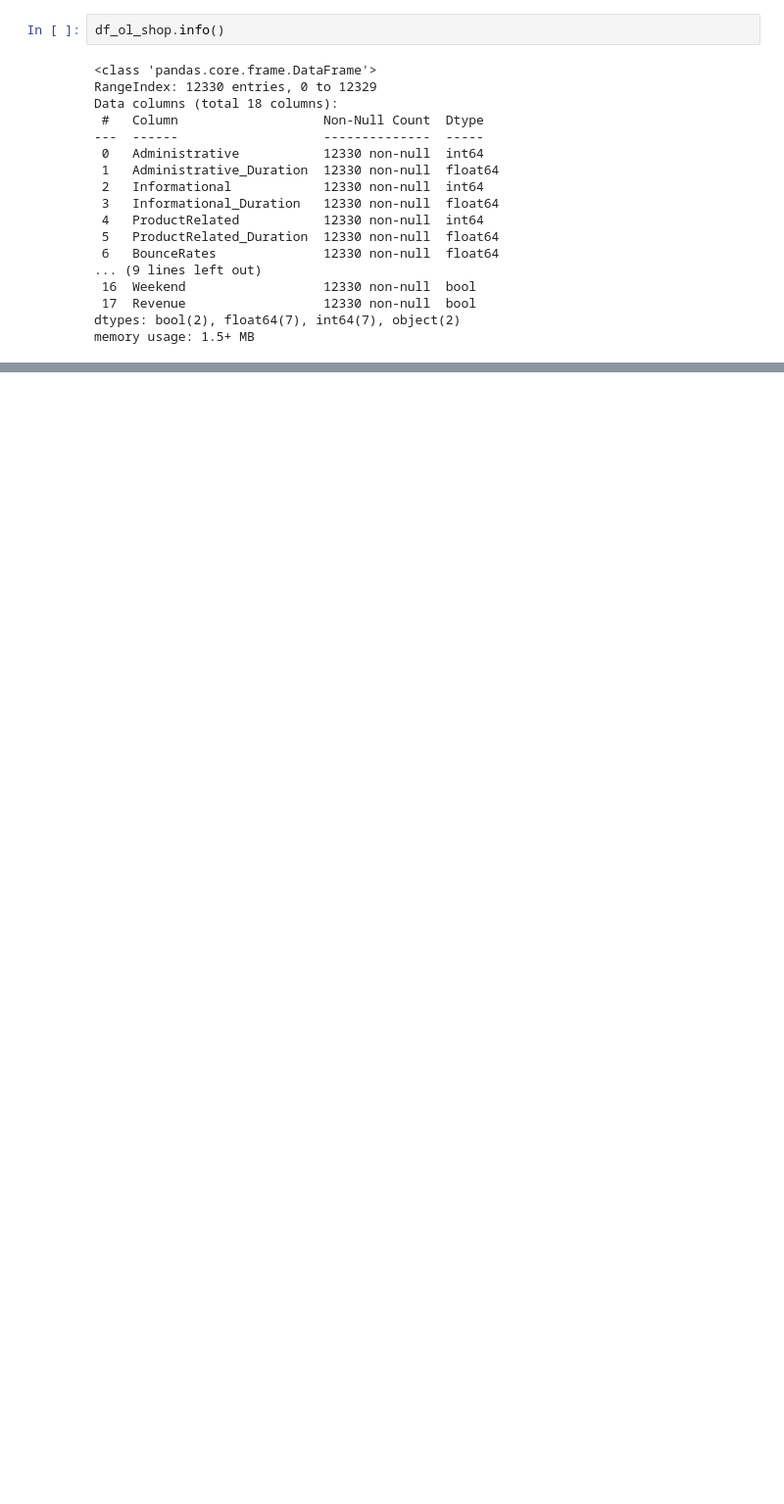
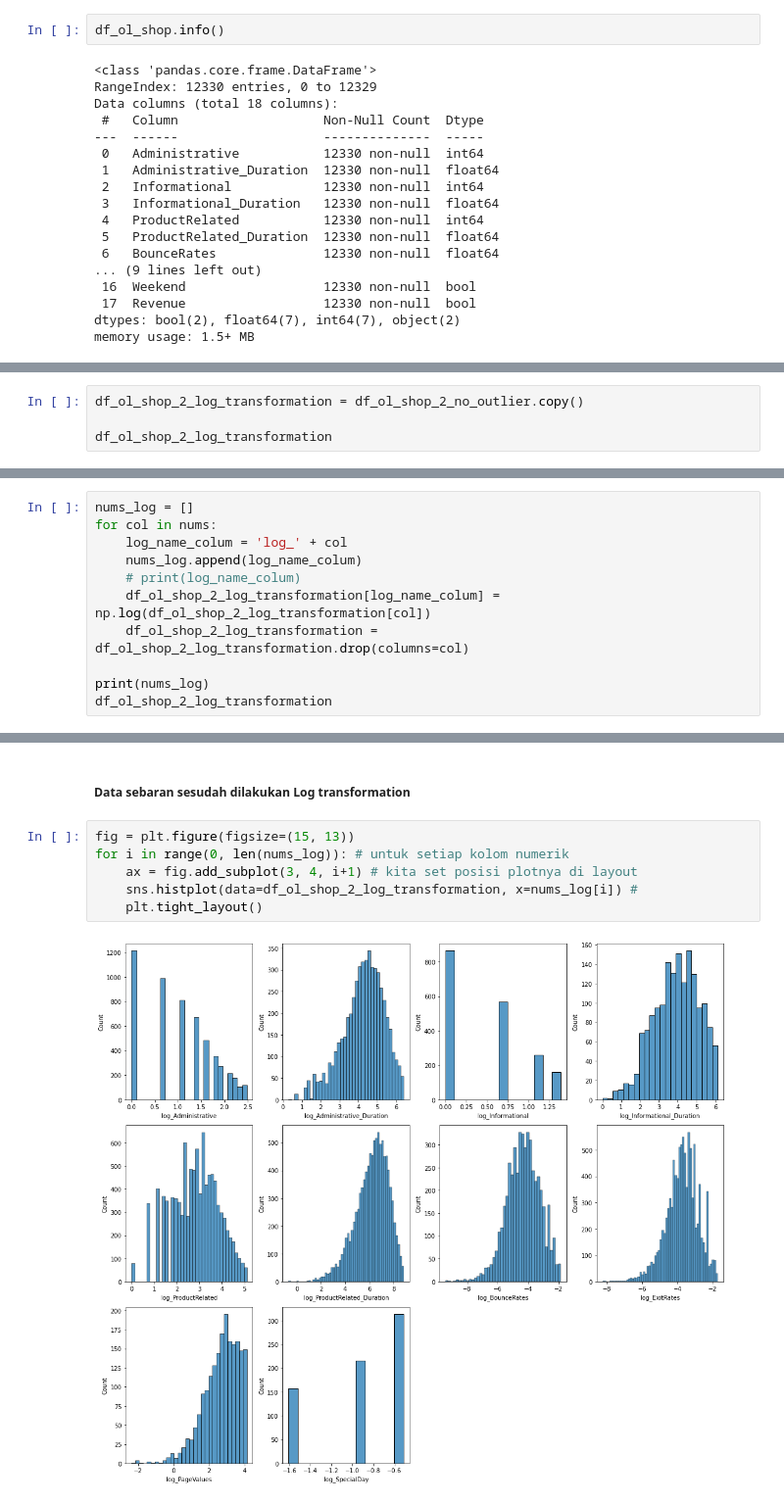
Before and after one commit to rahmars18/FinalProject, a Jupyter notebook: Pre_Processing.ipynb, the cells around one changed output, grey strips where cells are left out. Shown at 98% size. Saved outputs shown, nothing was run; the diff lists cells and outputs as text; blank space fills up the shorter version.

```diff
--- a/Pre_Processing.ipynb
+++ b/Pre_Processing.ipynb
@@ -40,0 +267,4 @@ memory usage: 1.5+ MB
+# %%
+df_ol_shop_2_log_transformation = df_ol_shop_2_no_outlier.copy()
+
+df_ol_shop_2_log_transformation
@@ -40,0 +285,11 @@ memory usage: 1.5+ MB
+# %%
+nums_log = []
+for col in nums:
+    log_name_colum = 'log_' + col
+    nums_log.append(log_name_colum)
+    # print(log_name_colum)
+    df_ol_shop_2_log_transformation[log_name_colum] = np.log(df_ol_shop_2_log_transformation[col])
+    df_ol_shop_2_log_transformation = df_ol_shop_2_log_transformation.drop(columns=col)
+
+print(nums_log)
+df_ol_shop_2_log_transformation
@@ -40,0 +311,10 @@ memory usage: 1.5+ MB
+# %% [markdown]
+##### Data sebaran sesudah dilakukan Log transformation
+# %%
+fig = plt.figure(figsize=(15, 13))
+for i in range(0, len(nums_log)): # untuk setiap kolom numerik
+    ax = fig.add_subplot(3, 4, i+1) # kita set posisi plotnya di layout
+    sns.histplot(data=df_ol_shop_2_log_transformation, x=nums_log[i]) #
+    plt.tight_layout()
+# %% [output]
+[figure, added]
```
Also changed, not shown: parts of 36 cells of this notebook.
